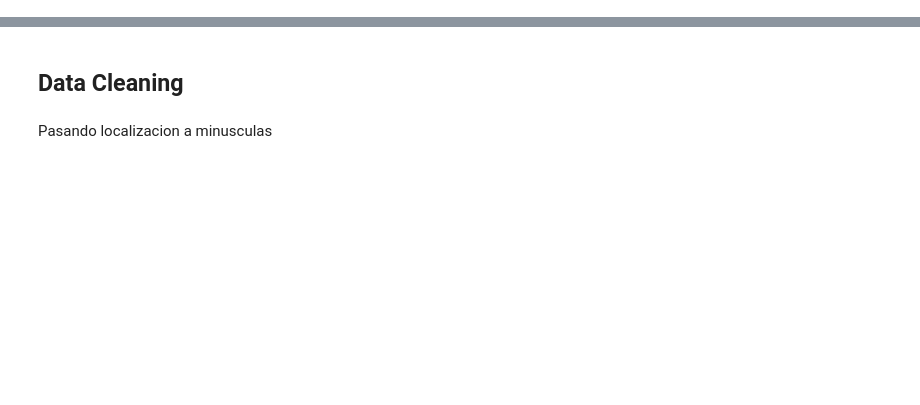
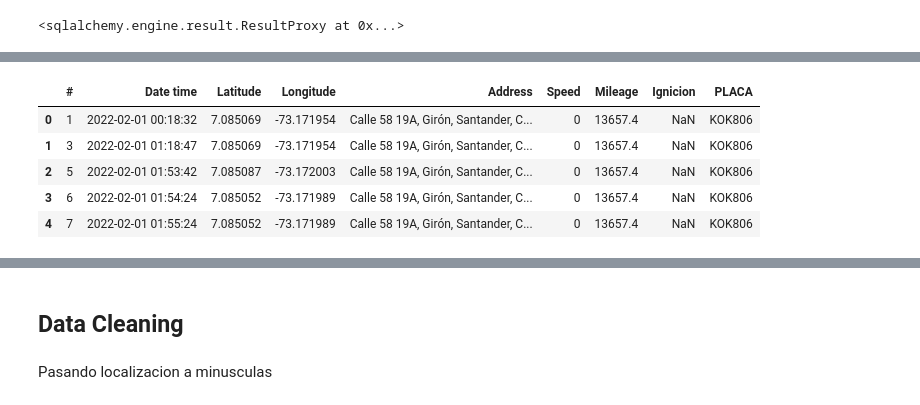
Before and after one commit to AlejoB13C/rastreo-satelital, a Jupyter notebook: notebooks/InDepthEDA.ipynb, the cells around one changed output, grey strips where cells are left out. Saved outputs shown, nothing was run; the diff lists cells and outputs as text; code cells hidden in the pictures; blank space fills up the shorter version.

Commit message:
notebook accediendo a la base de datos

```diff
--- a/notebooks/InDepthEDA.ipynb
+++ b/notebooks/InDepthEDA.ipynb
@@ -13,0 +15,10 @@ df.head(1)
+# %%
+%%time
+ENGINE = create_engine(
+        f"mysql+pymysql://{USER}:{PASS}@{HOST}/{DB}"
+    )
+print(f"mysql://{USER}:{PASS}@{HOST}/{DB}?ssl_mode=VERIFY_IDENTITY")
+#session = scoped_session(sessionmaker(bind=ENGINE))
+
+#Base = declarative_base()
+#Base.query = session.query_property()
@@ -13,0 +29,9 @@ df.head(1)
+# %%
+ENGINE.execute('SELECT * FROM rastreo_satelital LIMIT 15')
+# %% [output]
+<sqlalchemy.engine.result.ResultProxy at 0x...>
+# %%
+%%time
+df = pd.read_sql('SELECT * FROM rastreo_satelital LIMIT 500000', con = ENGINE)
+df.head()
+# %% [output]
@@ -13,0 +40,6 @@ df.head(1)
+|  | # | Date time | Latitude | Longitude | Address | Speed | Mileage | Ignicion | PLACA |
+| 0 | 1 | 2022-02-01 00:18:32 | 7.085069 | -73.171954 | Calle 58 19A, Girón, Santander, C... | 0 | 13657.4 | NaN | KOK806 |
+| 1 | 3 | 2022-02-01 01:18:47 | 7.085069 | -73.171954 | Calle 58 19A, Girón, Santander, C... | 0 | 13657.4 | NaN | KOK806 |
+| 2 | 5 | 2022-02-01 01:53:42 | 7.085087 | -73.172003 | Calle 58 19A, Girón, Santander, C... | 0 | 13657.4 | NaN | KOK806 |
+| 3 | 6 | 2022-02-01 01:54:24 | 7.085052 | -73.171989 | Calle 58 19A, Girón, Santander, C... | 0 | 13657.4 | NaN | KOK806 |
+| 4 | 7 | 2022-02-01 01:55:24 | 7.085052 | -73.171989 | Calle 58 19A, Girón, Santander, C... | 0 | 13657.4 | NaN | KOK806 |
```
Also changed, not shown: parts of 35 cells of this notebook.
